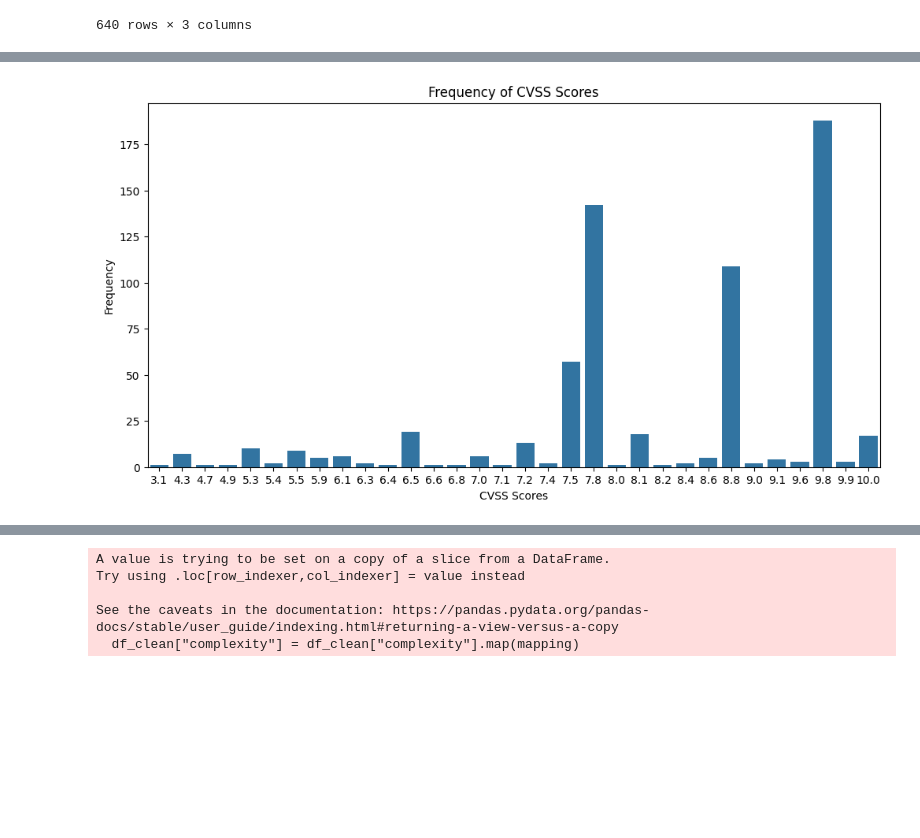
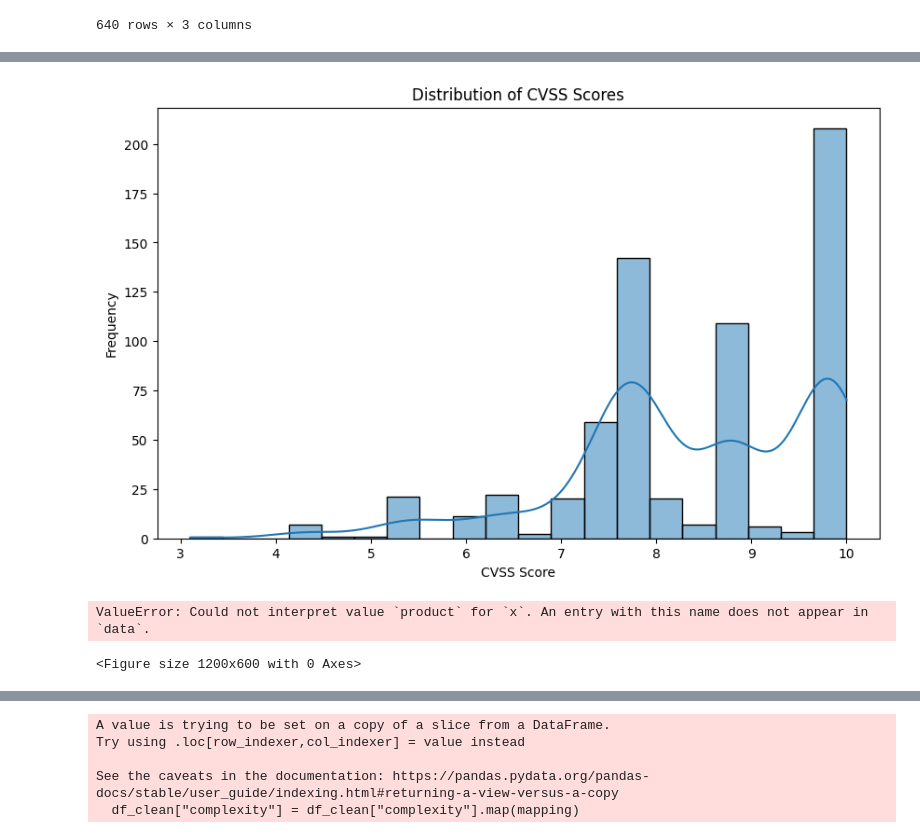
Before and after one commit to S10241798/AITT, a Jupyter notebook: AITT Assignment.ipynb, the cells around one changed output, grey strips where cells are left out. Cells and saved outputs as stored; diff of their text form; code cells hidden in the pictures; blank space fills up the shorter version.

```diff
--- a/AITT Assignment.ipynb
+++ b/AITT Assignment.ipynb
@@ -162,15 +149,26 @@ df_clean.dtypes
 cvss          float64
 complexity     object
 dtype: object
+# %%
+plt.figure(figsize=(10, 6))
+sns.histplot(df["cvss"], bins=20, kde=True)
+plt.xlabel("CVSS Score")
+plt.ylabel("Frequency")
+plt.title("Distribution of CVSS Scores")
+
+plt.show()
+# %% [output]
+[figure, added]
 # %%
 plt.figure(figsize=(12, 6))
-# Creating a plot to show the frequency of CVSS Scores
-sns.countplot(x="cvss", data=df_clean)
-plt.xlabel("CVSS Scores")
+# Creating a plot to show the frequency of Products
+sns.countplot(x="product", data=df_clean)
+plt.xlabel("Products")
 plt.ylabel("Frequency")
-plt.title("Frequency of CVSS Scores")
+plt.title("Frequency of Products")
 
 # Show the plot
 plt.show()
 # %% [output]
-[figure, removed]
+ValueError: Could not interpret value `product` for `x`. An entry with this name does not appear in `data`.
+<Figure size 1200x600 with 0 Axes>
```
Also changed, not shown: parts of 14 cells of this notebook.
